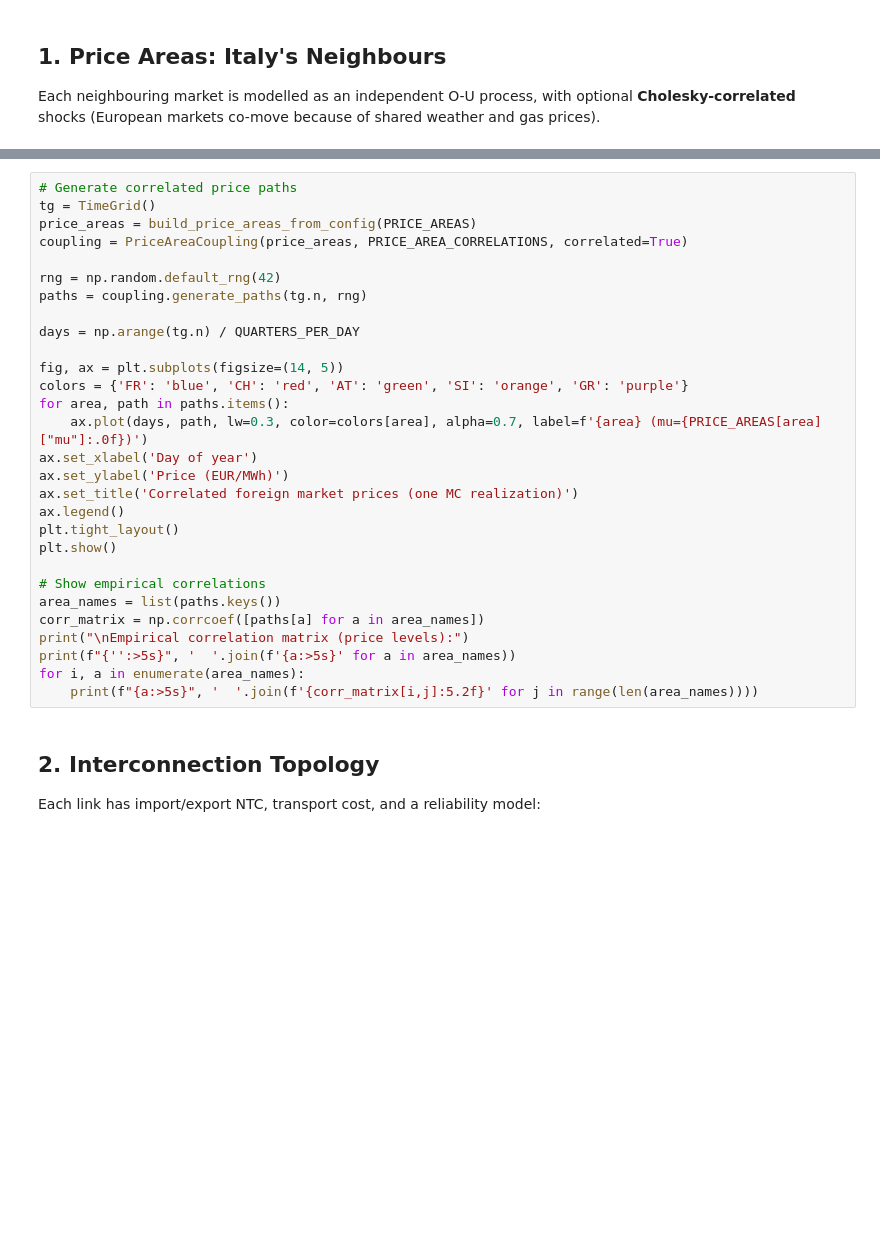
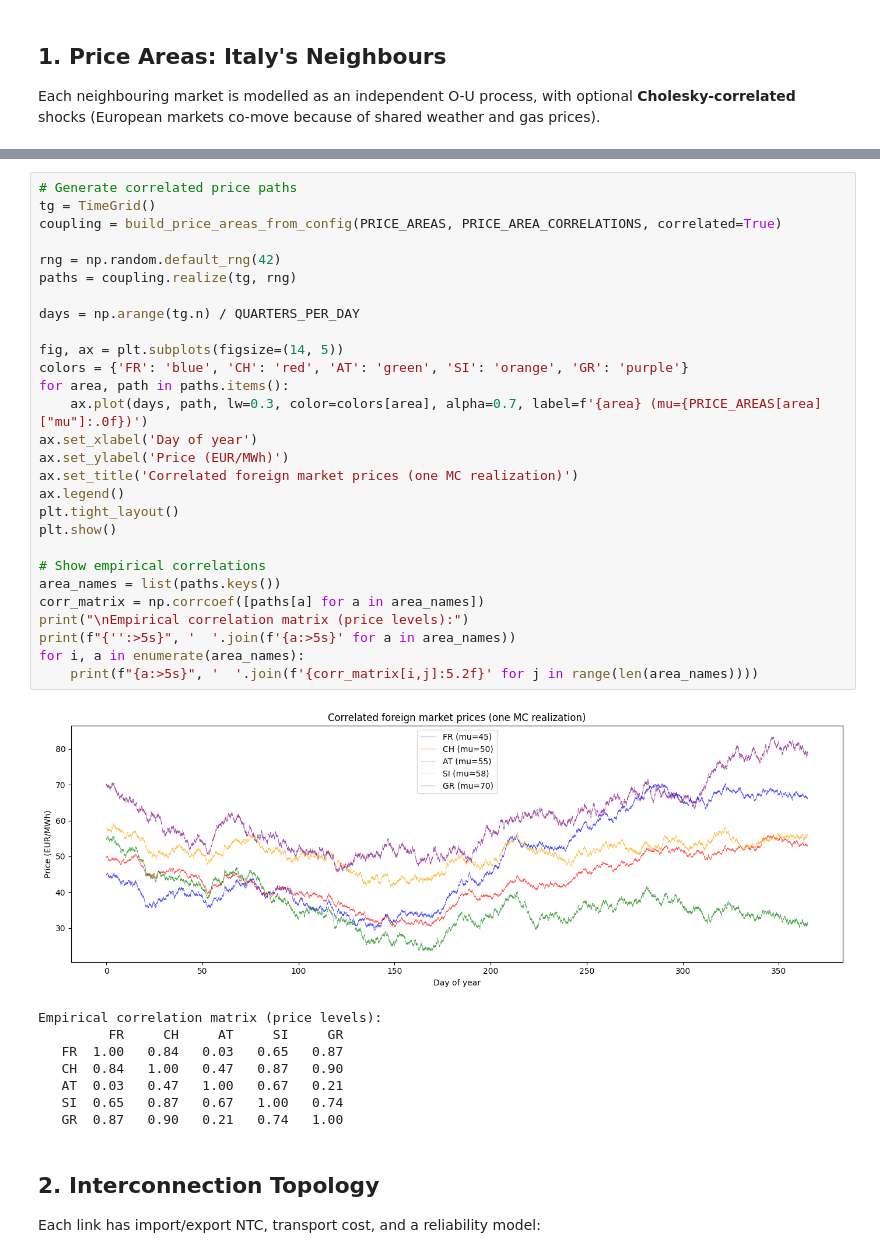
Before and after one commit to fBaz92/energy_mix_simulator, a Jupyter notebook: notebooks/09_interconnections.ipynb, the cells around one changed output, grey strips where cells are left out. Drawn from its saved outputs; the diff is of its cells as text; blank space fills up the shorter version.

```diff
--- a/notebooks/09_interconnections.ipynb
+++ b/notebooks/09_interconnections.ipynb
@@ -44,32 +52,40 @@ for area, params in PRICE_AREAS.items():
 # %%
 # Generate correlated price paths
 tg = TimeGrid()
-price_areas = build_price_areas_from_config(PRICE_AREAS)
-coupling = PriceAreaCoupling(price_areas, PRICE_AREA_CORRELATIONS, correlated=True)
+coupling = build_price_areas_from_config(PRICE_AREAS, PRICE_AREA_CORRELATIONS, correlated=True)
 
 rng = np.random.default_rng(42)
-paths = coupling.generate_paths(tg.n, rng)
+paths = coupling.realize(tg, rng)
 
 days = np.arange(tg.n) / QUARTERS_PER_DAY
 
 fig, ax = plt.subplots(figsize=(14, 5))
 colors = {'FR': 'blue', 'CH': 'red', 'AT': 'green', 'SI': 'orange', 'GR': 'purple'}
 for area, path in paths.items():
     ax.plot(days, path, lw=0.3, color=colors[area], alpha=0.7, label=f'{area} (mu={PRICE_AREAS[area]["mu"]:.0f})')
 ax.set_xlabel('Day of year')
 ax.set_ylabel('Price (EUR/MWh)')
 ax.set_title('Correlated foreign market prices (one MC realization)')
 ax.legend()
 plt.tight_layout()
 plt.show()
 
 # Show empirical correlations
 area_names = list(paths.keys())
 corr_matrix = np.corrcoef([paths[a] for a in area_names])
 print("\nEmpirical correlation matrix (price levels):")
 print(f"{'':>5s}", '  '.join(f'{a:>5s}' for a in area_names))
 for i, a in enumerate(area_names):
     print(f"{a:>5s}", '  '.join(f'{corr_matrix[i,j]:5.2f}' for j in range(len(area_names))))
+# %% [output]
+[figure, added]
+Empirical correlation matrix (price levels):
+         FR     CH     AT     SI     GR
+   FR  1.00   0.84   0.03   0.65   0.87
+   CH  0.84   1.00   0.47   0.87   0.90
+   AT  0.03   0.47   1.00   0.67   0.21
+   SI  0.65   0.87   0.67   1.00   0.74
+   GR  0.87   0.90   0.21   0.74   1.00
 # %% [markdown]
 ## 2. Interconnection Topology
 
```
Also changed, not shown: parts of 5 cells of this notebook, 6 other files.
